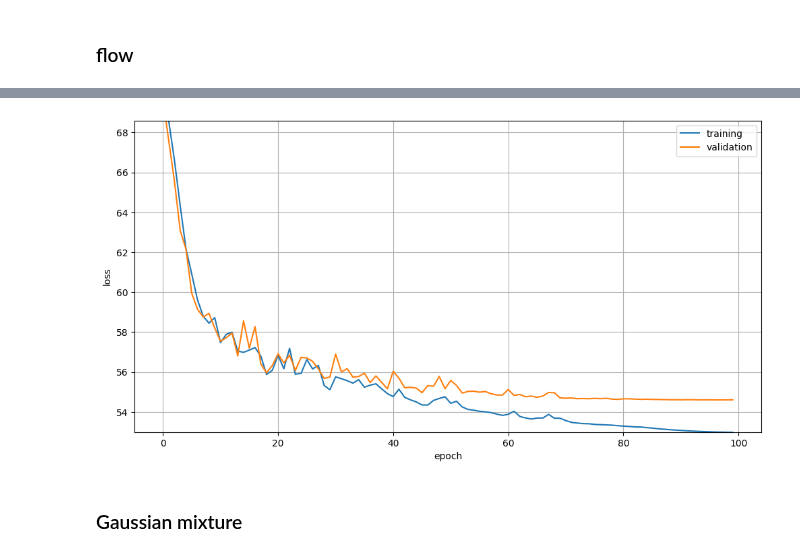
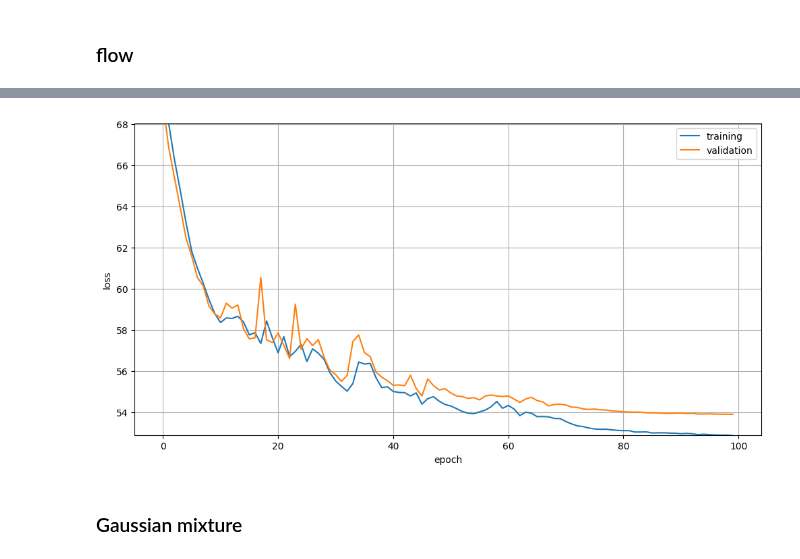
Before and after one commit to des-science/multiprobe-simulation-inference, a Jupyter notebook: notebooks/flow_conductor_human.ipynb, the cells around one changed output, grey strips where cells are left out. Drawn from its saved outputs; the diff is of its cells as text; code cells hidden in the pictures.

```diff
--- a/notebooks/flow_conductor_human.ipynb
+++ b/notebooks/flow_conductor_human.ipynb
@@ -73,8 +96,28 @@ label = f"lensing={with_lensing},clustering={with_clustering},cross_z={with_cros
+# %%
+conf = files.load_config("/global/homes/a/athomsen/multiprobe-simulation-forward-model/configs/v6/linear_bias.yaml")
+
+# base_dir = "/pscratch/sd/a/athomsen/DESY3/v6/linear_bias"
+base_dir = "/pscratch/sd/a/athomsen/DESY3/v7/linear_bias"
+
+# out_dir = "/pscratch/sd/a/athomsen/run_files/v6"
+out_dir = "/pscratch/sd/a/athomsen/run_files/v7"
+
+pca_components = 50
+standardize = False
+
+# power spectrum scale cuts (in ell)
+n_bins = 33
+l_mins = 8 * [30]
+
+l_maxs = list(scales.angle_to_ell(np.array([23.03, 16.28, 13.29, 9.4, 65.13, 45.08, 35.17, 29.73]), arcmin=True))
+# l_maxs = list(scales.angle_to_ell(np.array([10] * 8), arcmin=True))
+
+label = f"lensing={with_lensing},clustering={with_clustering},cross_z={with_cross_z},cross_probe={with_cross_probe},pca={pca_components}"
 # %% [markdown]
 #### power spectra
 # %%
-# summary = "cls"
-summary = "peaks"
+summary = "cls"
+# summary = "peaks"
 
 fidu_summs, grid_summs, grid_cosmos, file_dict = preprocessing.get_reshaped_human_summaries(
     base_dir,
@@ -97,7 +140,7 @@ fidu_summs, grid_summs, grid_cosmos, file_dict = preprocessing.get_reshaped_huma
     # peaks: scales
     scale_indices=None,
     # additional preprocessing
-    standardize=False,
+    standardize=standardize,
     apply_log=False,
     pca_components=pca_components,
 )
@@ -152,10 +195,10 @@ transform = architecture.get_sigmoids_transform(
     feature_dim=x_dim,
     context_embedding_dim=context_embedding_dim,
     n_layers=4,
-    hidden_dim=64,
+    hidden_dim=256,
     svd_kwargs={},
     sigmoids_kwargs={
-        "n_sigmoids": 16,
+        "n_sigmoids": 32,
         "num_blocks": 3,
         "dropout_probability": 0.0,
     }
@@ -165,7 +208,7 @@ transform = architecture.get_sigmoids_transform(
 #     feature_dim=x_dim,
 #     context_embedding_dim=context_embedding_dim,
 #     n_layers=5,
-#     hidden_dim=512,
+#     hidden_dim=128,
 # )
 
 model = LikelihoodFlow(
@@ -189,16 +251,16 @@ model.fit(
     theta=grid_cosmos,
     n_epochs=100,
     # dataset
-    batch_size=4000,
+    batch_size=10000,
     vali_split=0.1,
     # optimizer
     learning_rate=1e-3,
     weight_decay=0.0,
-    clip_by_global_norm=100.0,
+    clip_by_global_norm=1.0,
     # scheduler
     scheduler_type="cosine",
     # early stopping
-    n_patience_epochs=10,
+    n_patience_epochs=None,
     min_delta=0.0,
     save_model=True,
 )
@@ -209,4 +270,4 @@ model.fit(
-[figure, old version]
+[figure, new version]
 # %% [markdown]
 ### Gaussian mixture
 # %%
```
Also changed, not shown: parts of 8 cells of this notebook, 5 other files.
